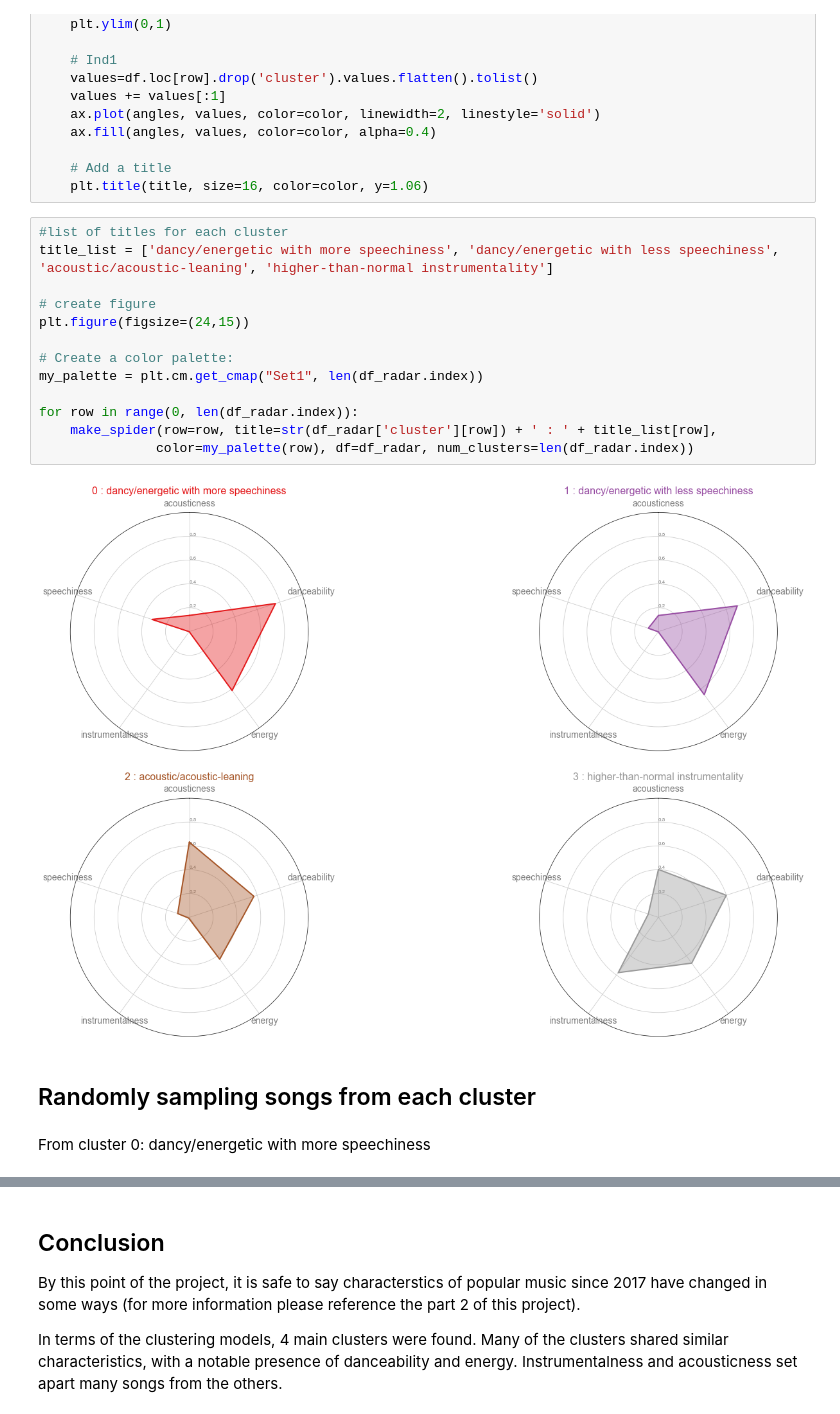
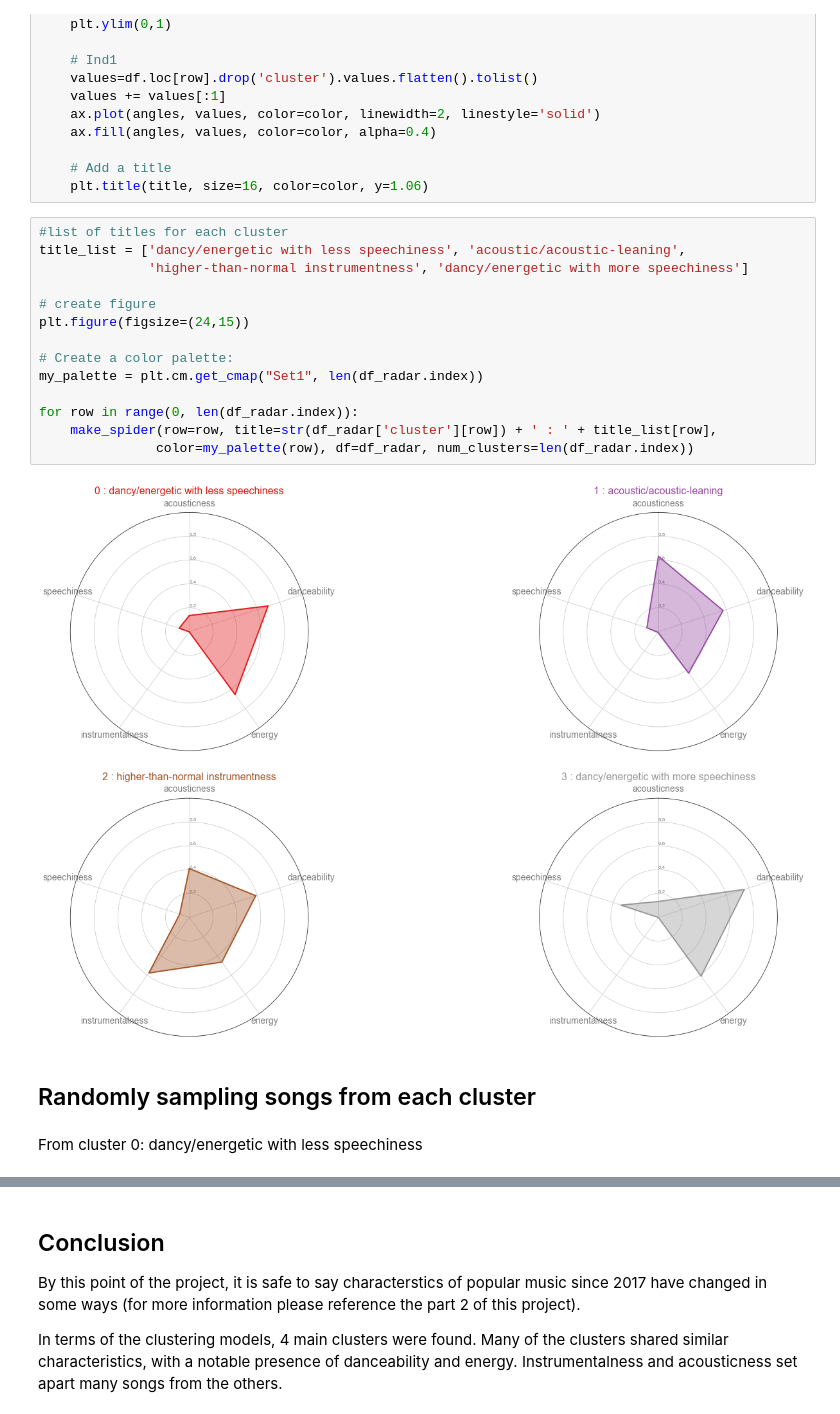
Before and after one commit to jeremiasfv22/USA-Hits-Spotify-Data-Project, a Jupyter notebook: 3) Data Modeling - US Streaming Hits.ipynb, the cells around one changed output, grey strips where cells are left out. Saved outputs shown, nothing was run; the diff lists cells and outputs as text.

```diff
--- a/3) Data Modeling - US Streaming Hits.ipynb
+++ b/3) Data Modeling - US Streaming Hits.ipynb
@@ -350,23 +354,24 @@ def make_spider(row, title, color, df, num_clusters):
     plt.title(title, size=16, color=color, y=1.06)
 # %%
 #list of titles for each cluster
-title_list = ['dancy/energetic with more speechiness', 'dancy/energetic with less speechiness', 'acoustic/acoustic-leaning', 'higher-than-normal instrumentality']
+title_list = ['dancy/energetic with less speechiness', 'acoustic/acoustic-leaning',
+              'higher-than-normal instrumentness', 'dancy/energetic with more speechiness']
 
 # create figure
 plt.figure(figsize=(24,15))
 
 # Create a color palette:
 my_palette = plt.cm.get_cmap("Set1", len(df_radar.index))
 
 for row in range(0, len(df_radar.index)):
     make_spider(row=row, title=str(df_radar['cluster'][row]) + ' : ' + title_list[row],
                color=my_palette(row), df=df_radar, num_clusters=len(df_radar.index))
 # %% [output]
-[figure, old version]
+[figure, new version]
 # %% [markdown]
 ## Randomly sampling songs from each cluster
 # %% [markdown]
-From cluster 0: dancy/energetic with more speechiness
+From cluster 0: dancy/energetic with less speechiness
 # %%
 cluster_num = 0
 df_cluster = gsheets_df_updated[gsheets_df_updated['cluster'] == cluster_num]
```
Also changed, not shown: parts of 19 cells of this notebook, 3 other files.
